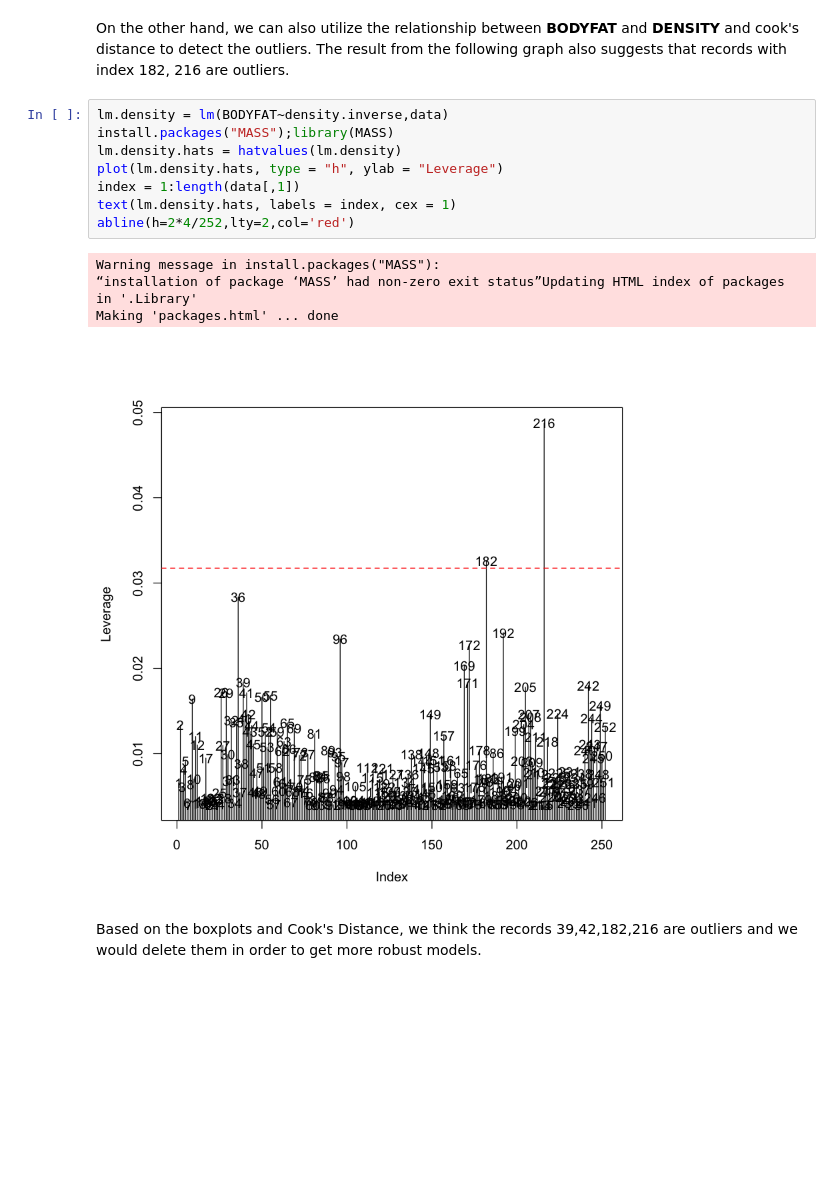
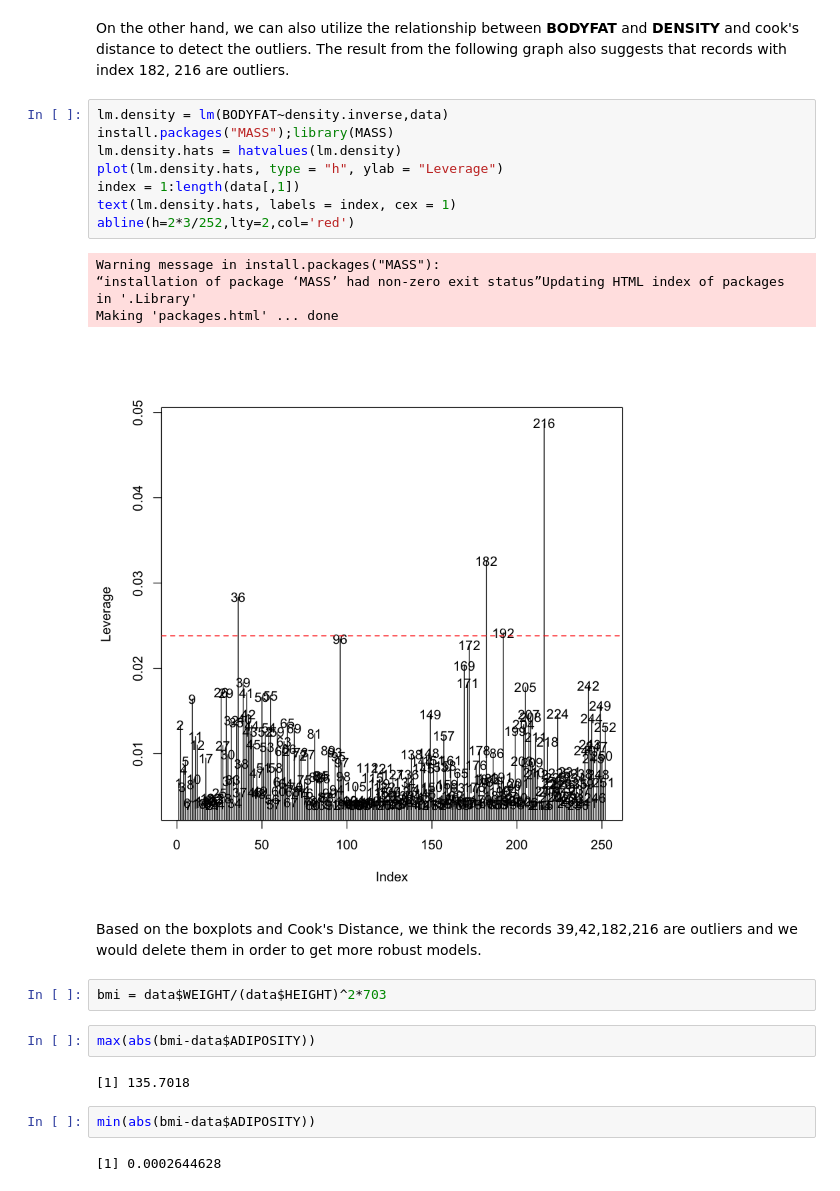
Before and after one commit to TroubleZN/Stat628_Bodyfat, a Jupyter notebook: BodyFat_Prediction.ipynb, the cells around one changed output. Drawn from its saved outputs; the diff is of its cells as text; blank space fills up the shorter version.

```diff
--- a/BodyFat_Prediction.ipynb
+++ b/BodyFat_Prediction.ipynb
@@ -77,15 +96,25 @@ On the other hand, we can also utilize the relationship between **BODYFAT** and
 # %%
 lm.density = lm(BODYFAT~density.inverse,data)
 install.packages("MASS");library(MASS)
 lm.density.hats = hatvalues(lm.density)
 plot(lm.density.hats, type = "h", ylab = "Leverage")
 index = 1:length(data[,1])
 text(lm.density.hats, labels = index, cex = 1)
-abline(h=2*4/252,lty=2,col='red')
+abline(h=2*3/252,lty=2,col='red')
 # %% [output]
 Warning message in install.packages("MASS"):
 “installation of package ‘MASS’ had non-zero exit status”Updating HTML index of packages in '.Library'
 Making 'packages.html' ... done
-[figure, old version]
+[figure, new version]
 # %% [markdown]
 Based on the boxplots and Cook's Distance, we think the records 39,42,182,216 are outliers and we would delete them in order to get more robust models.
+# %%
+bmi = data$WEIGHT/(data$HEIGHT)^2*703
+# %%
+max(abs(bmi-data$ADIPOSITY))
+# %% [output]
+[1] 135.7018
+# %%
+min(abs(bmi-data$ADIPOSITY))
+# %% [output]
+[1] 0.0002644628
```
Also changed, not shown: parts of 6 cells of this notebook.
